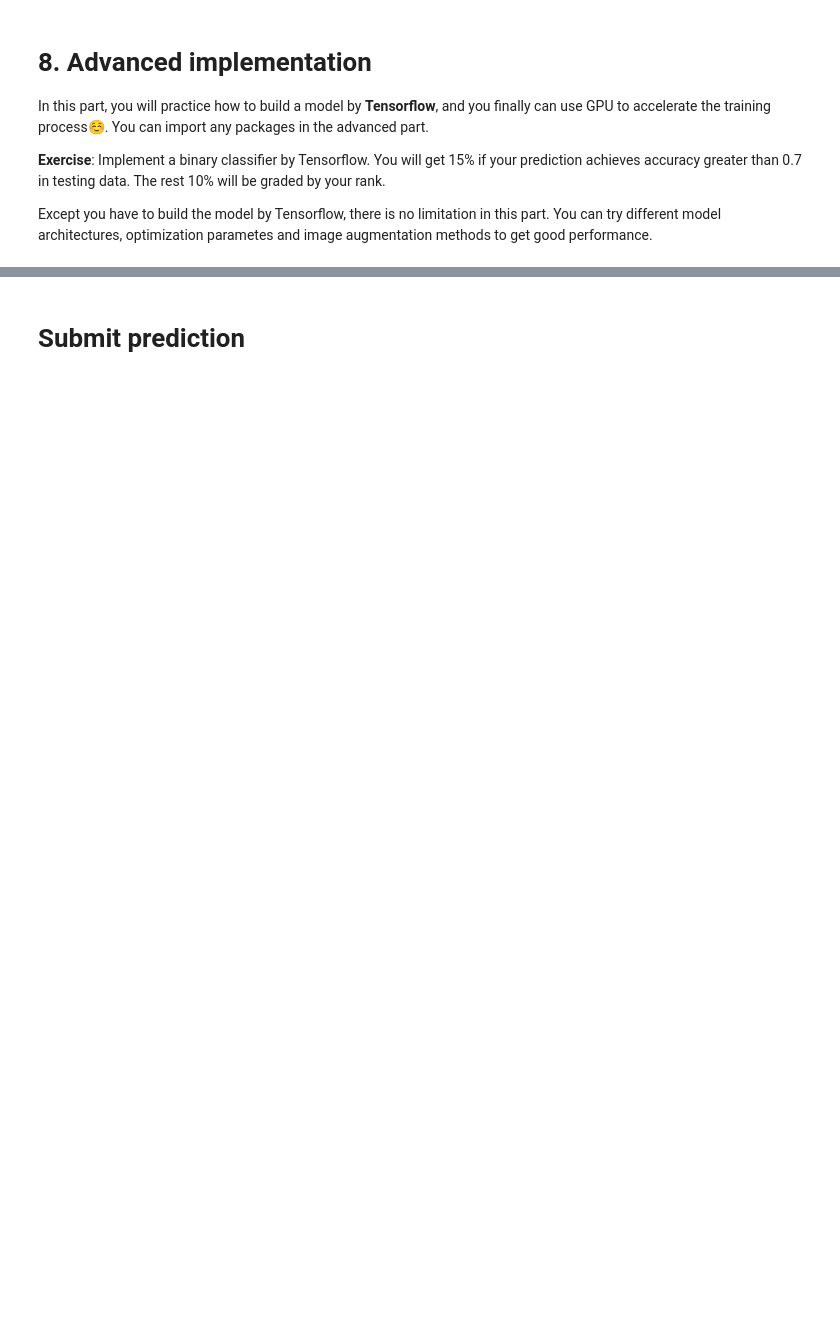
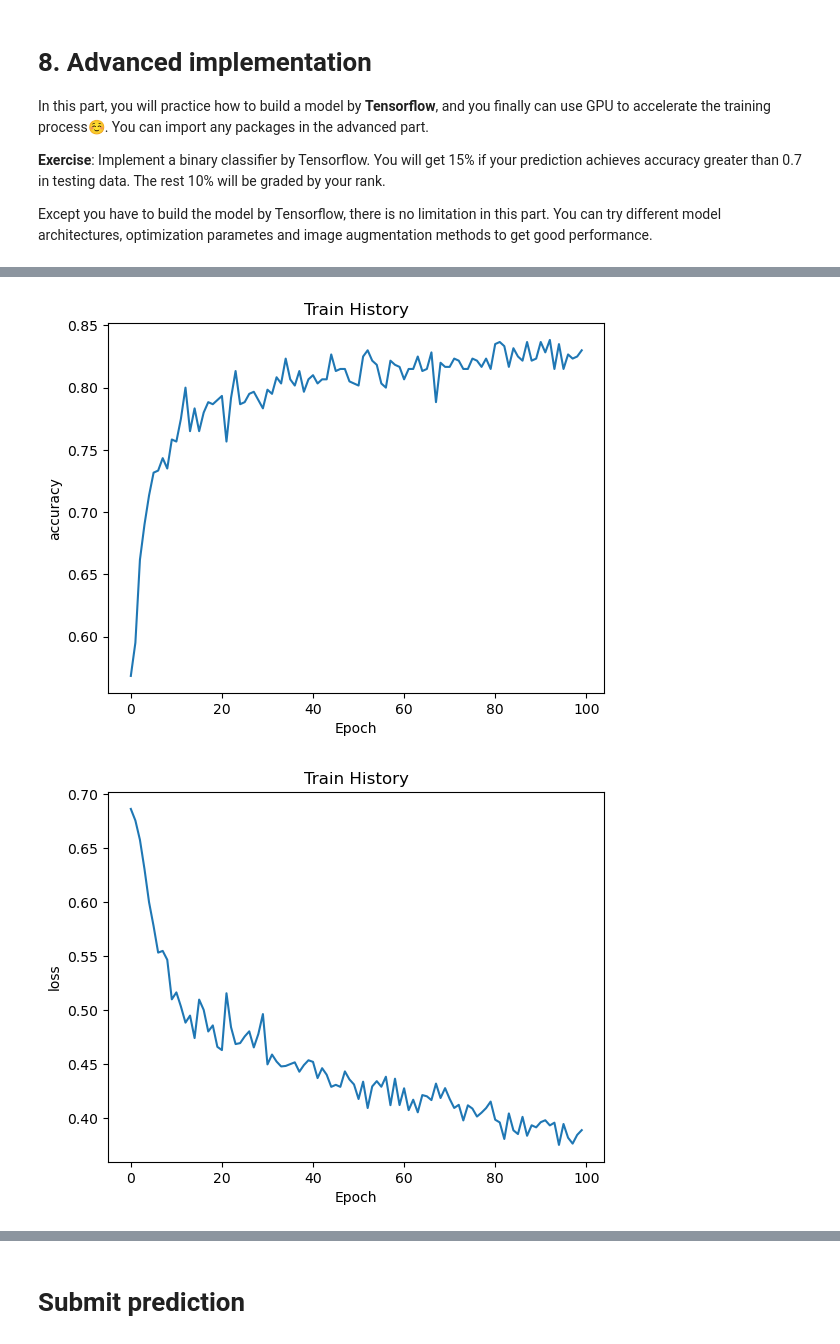
Before and after one commit to yuxunnn/NTHU_ML2022, a Jupyter notebook: Hw4/hw4.ipynb, the cells around one changed output, grey strips where cells are left out. Cells and saved outputs as stored; diff of their text form; code cells hidden in the pictures; blank space fills up the shorter version.

```diff
--- a/Hw4/hw4.ipynb
+++ b/Hw4/hw4.ipynb
@@ -1017,15 +1070,15 @@ print("shape of y_train: " + str(y_train.shape))
 from sklearn.model_selection import train_test_split
 #You can split training and validation set here. (Optional)
 ### START CODE HERE ###
-random_state = 6
-train_size = 0.8
+# random_state = 1
+# train_size = 0.8
 
-X_train, X_val, y_train, y_val = train_test_split(X_train, y_train, random_state=random_state, train_size=train_size)
-print("shape of X_train: " + str(X_train.shape))
-print("shape of y_train: " + str(y_train.shape))
-print("shape of X_val: " + str(X_val.shape))
-print("shape of y_val: " + str(y_val.shape))
-y_val = y_val.T
+# X_train, X_val, y_train, y_val = train_test_split(X_train, y_train, random_state=random_state, train_size=train_size)
+# print("shape of X_train: " + str(X_train.shape))
+# print("shape of y_train: " + str(y_train.shape))
+# print("shape of X_val: " + str(X_val.shape))
+# print("shape of y_val: " + str(y_val.shape))
+# y_val = y_val.T
 
 ### END CODE HERE ###
 # %%
@@ -1216,14 +1281,14 @@ print("shape of X_test: " + str(X_test.shape))
 # GRADED CODE: Advanced implementation
 model = models.Sequential()
 
-model.add(layers.experimental.preprocessing.RandomFlip("horizontal"))
+# model.add(layers.experimental.preprocessing.RandomFlip("horizontal"))
 
-model.add(layers.Conv2D(filters=32,
+model.add(layers.Conv2D(filters=16,
                         kernel_size=(3, 3),
                         strides=(2, 2),
                         activation='relu'))
 
-model.add(layers.MaxPool2D(pool_size=(3, 3), strides=1))
+model.add(layers.MaxPool2D(pool_size=(2, 2), strides=1))
 
 model.add(layers.Conv2D(filters=16,
                         kernel_size=(3, 3),
@@ -1235,9 +1300,7 @@ model.add(layers.Dropout(0.25))
 model.add(layers.Flatten())
 
 model.add(layers.Dense(units=64, activation='relu'))
-model.add(layers.Dense(units=32, activation='relu'))
 model.add(layers.Dense(units=1, activation='sigmoid'))
-
 
 model.compile(optimizer=tf.keras.optimizers.Adam(),
               loss=tf.keras.losses.BinaryCrossentropy(),
@@ -1246,8 +1309,8 @@ model.compile(optimizer=tf.keras.optimizers.Adam(),
 
 ### Start training ###
 train_history = model.fit(X_train, y_train,
+        #   validation_data=(X_val, y_val),
           batch_size=64,
           epochs=100,
-          verbose=1,
-          validation_data=(X_val, y_val)
+          verbose=1
           )
@@ -1254,24 +1335,25 @@ train_history = model.fit(X_train, y_train,
 # %%
 pred_train = model.evaluate(X_train, y_train, verbose=0)
-pred_val = model.evaluate(X_val, y_val, verbose=0)
+# pred_val = model.evaluate(X_val, y_val, verbose=0)
 
 print("Train loss:", pred_train[0])
 print("Train accuracy:", pred_train[1])
-print("Validation loss:", pred_val[0])
-print("Validation accuracy:", pred_val[1])
+# print("Validation loss:", pred_val[0])
+# print("Validation accuracy:", pred_val[1])
 
 plt.plot(train_history.history['accuracy'])
-plt.plot(train_history.history['val_accuracy'])
+# plt.plot(train_history.history['val_accuracy'])
 plt.title('Train History')
 plt.ylabel('accuracy')
 plt.xlabel('Epoch')
-plt.legend(['train', 'validation'], loc='upper left')
+# plt.legend(['train', 'validation'], loc='lower right')
 plt.show()
 
 plt.plot(train_history.history['loss'])
-plt.plot(train_history.history['val_loss'])
+# plt.plot(train_history.history['val_loss'])
 plt.title('Train History')
 plt.ylabel('loss')
 plt.xlabel('Epoch')
-plt.legend(['train', 'validation'], loc='upper left')
+# plt.legend(['train', 'validation'], loc='upper right')
 plt.show()
+# %% [output]
@@ -1278,2 +1362,4 @@ plt.show()
+[figure, added]
+[figure, added]
 # %%
 pred_test = model.predict(X_test)
```
Also changed, not shown: parts of 22 cells of this notebook, 1 other file.
